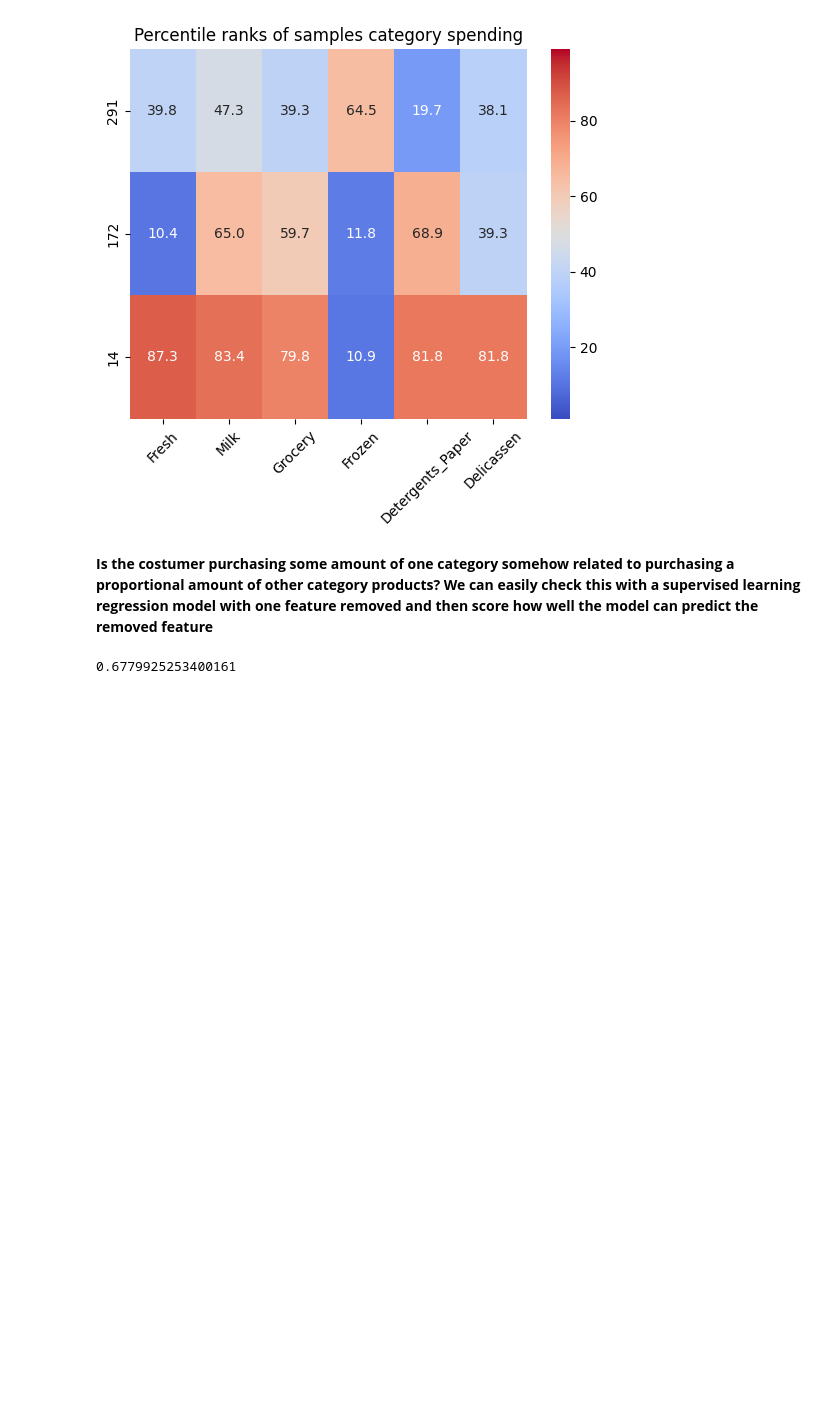
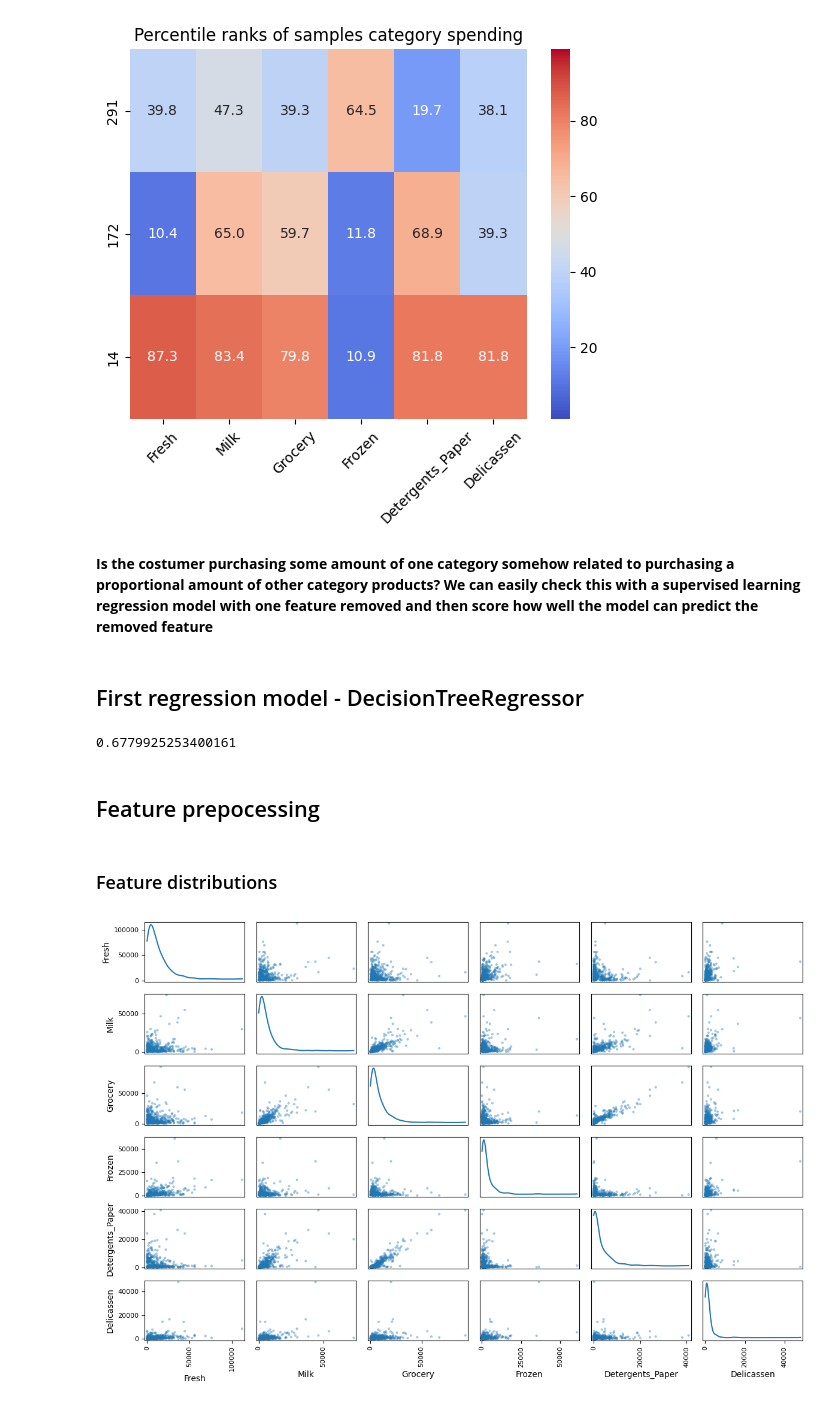
Before and after one commit to emonteiro27/wholesale_customers, a Jupyter notebook: wholesale_customers.ipynb, the cells around one changed output. Cells and saved outputs as stored; diff of their text form; code cells hidden in the pictures; blank space fills up the shorter version.

Commit message:
Checked distributions and outliers

```diff
--- a/wholesale_customers.ipynb
+++ b/wholesale_customers.ipynb
@@ -120,6 +132,8 @@ plt.show()
 [figure]
 # %% [markdown]
 __Is the costumer purchasing some amount of one category somehow related to purchasing a proportional amount of other category products? We can easily check this with a supervised learning regression model with one feature removed and then score how well the model can predict the removed feature__
+# %% [markdown]
+## First regression model - DecisionTreeRegressor
 # %%
 from sklearn.tree import DecisionTreeRegressor
 from sklearn.model_selection import train_test_split
@@ -143,3 +157,12 @@ score = reg_model.score(X_test, y_test)
 print(score)
 # %% [output]
 0.6779925253400161
+# %% [markdown]
+## Feature prepocessing
+# %% [markdown]
+### Feature distributions
+# %%
+pd.plotting.scatter_matrix(df_sales, alpha=0.4, figsize=(12,8), diagonal='kde')
+plt.tight_layout()
+# %% [output]
+[figure, added]
```
Also changed, not shown: parts of 3 cells of this notebook.
